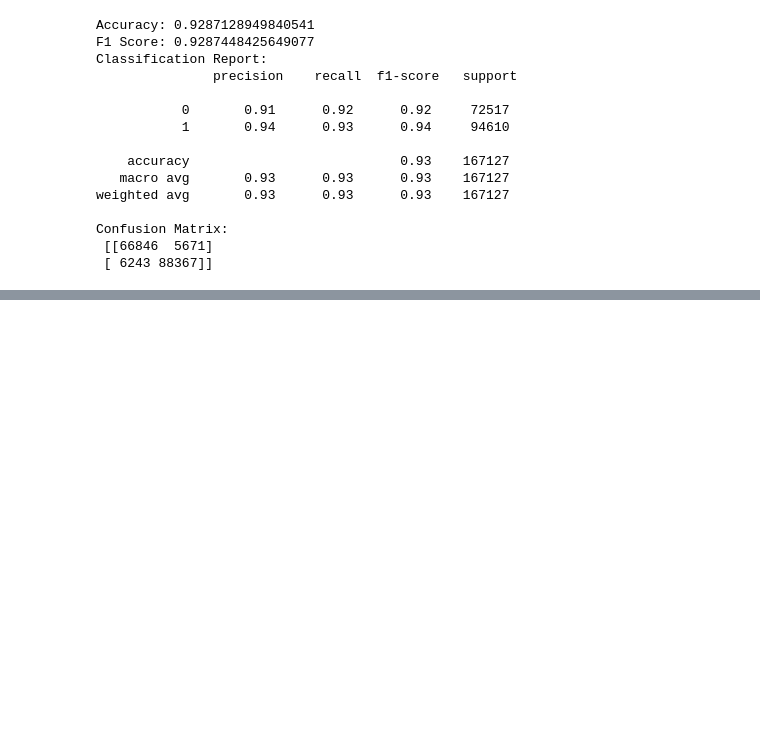
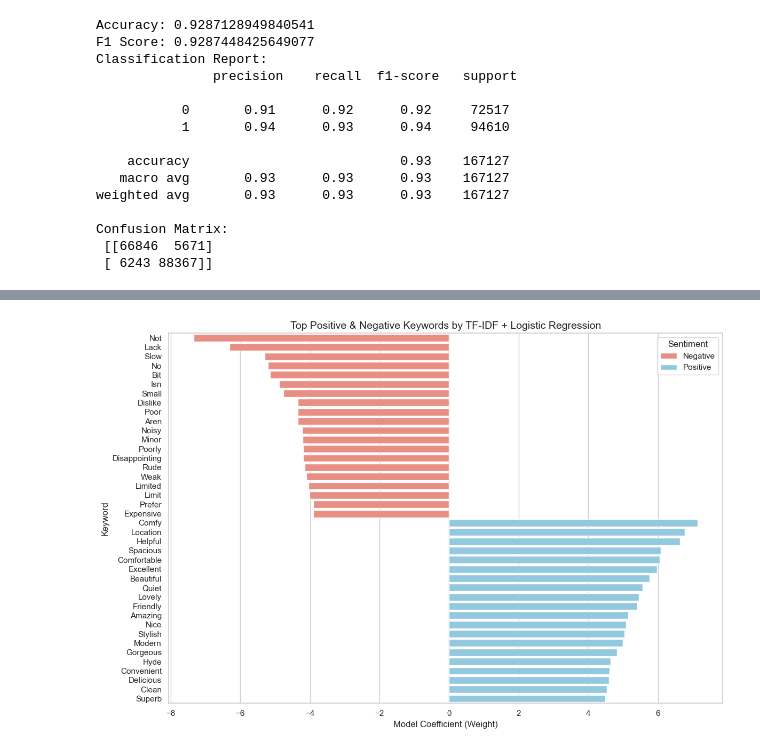
Before and after one commit to anrjs/sentiment_review_project, a Jupyter notebook: tfidf_model/train_tfidf.ipynb, the cells around one changed output, grey strips where cells are left out. Cells and saved outputs as stored; diff of their text form; code cells hidden in the pictures; blank space fills up the shorter version.

```diff
--- a/tfidf_model/train_tfidf.ipynb
+++ b/tfidf_model/train_tfidf.ipynb
@@ -78,0 +152,39 @@ Confusion Matrix:
+# %%
+import matplotlib.pyplot as plt
+import seaborn as sns
+
+# 스타일 설정
+sns.set(style="whitegrid")
+plt.figure(figsize=(12, 8))
+
+# 막대 그래프 색상 지정
+palette = {"Positive": "skyblue", "Negative": "salmon"}
+
+# 시각화용 정렬: 긍정은 오름차순, 부정은 내림차순으로 출력되도록
+viz_df = top_words_df.copy()
+viz_df['AbsWeight'] = viz_df['Weight'].abs()  # 길이용
+viz_df['Word'] = viz_df['Word'].str.capitalize()  # 단어 보기 좋게
+
+# 단어 순서 고정: 부정 먼저, 긍정 나중
+viz_df = pd.concat([
+    viz_df[viz_df['Sentiment'] == 'Negative'].sort_values(by='Weight'),
+    viz_df[viz_df['Sentiment'] == 'Positive'].sort_values(by='Weight', ascending=False)
+])
+
+# barplot
+sns.barplot(
+    data=viz_df,
+    x="Weight", y="Word",
+    hue="Sentiment", dodge=False,
+    palette=palette
+)
+
+# 제목 및 라벨
+plt.title("Top Positive & Negative Keywords by TF-IDF + Logistic Regression", fontsize=14)
+plt.xlabel("Model Coefficient (Weight)")
+plt.ylabel("Keyword")
+plt.legend(title="Sentiment")
+plt.tight_layout()
+plt.show()
+# %% [output]
+[figure, added]
```
Also changed, not shown: parts of 6 cells of this notebook, 2 other files.
